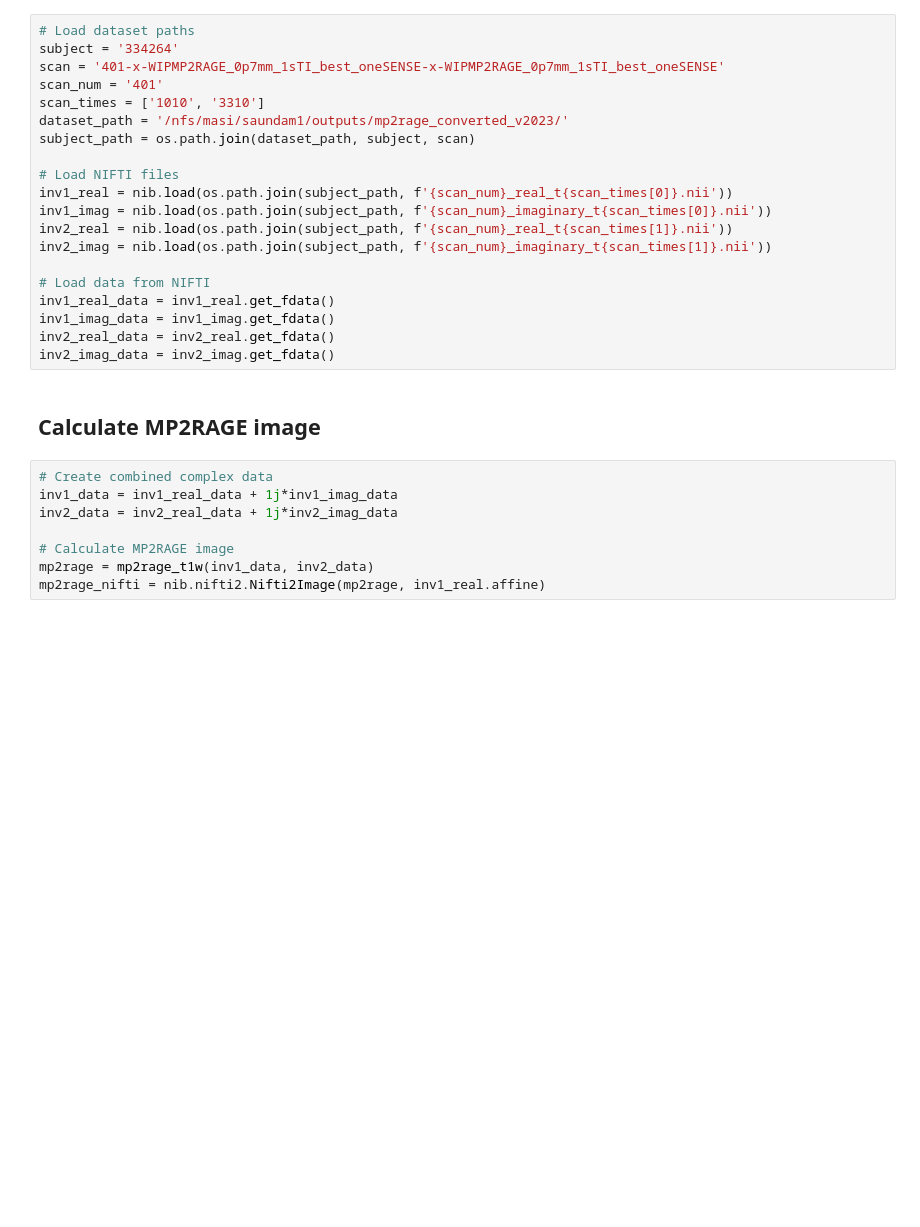
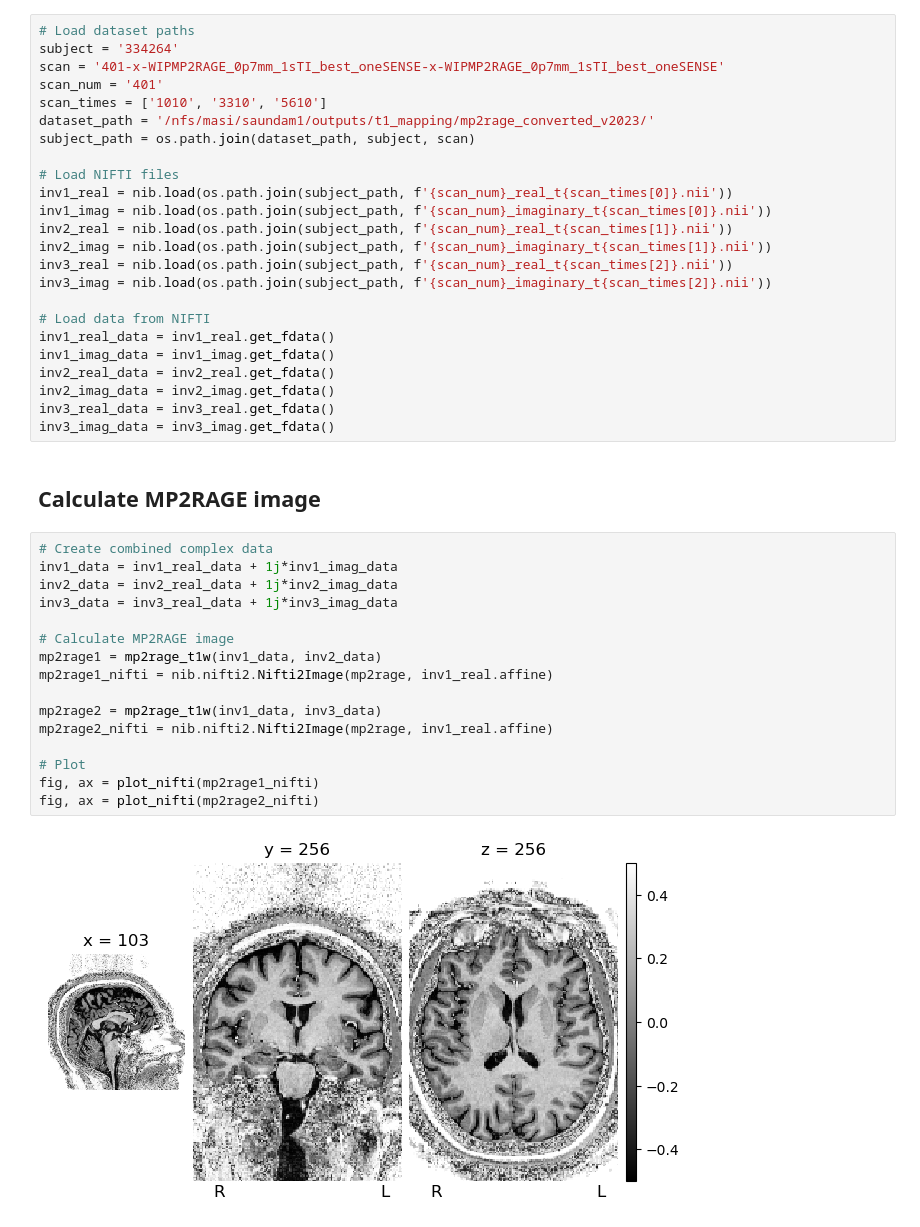
Before and after one commit to MASILab/map_t1_mapping, a Jupyter notebook: notebooks/create_mp2rage_image.ipynb, the cells around one changed output. Drawn from its saved outputs; the diff is of its cells as text; blank space fills up the shorter version.

Commit message:
work on figures

```diff
--- a/notebooks/create_mp2rage_image.ipynb
+++ b/notebooks/create_mp2rage_image.ipynb
@@ -15,8 +16,8 @@ from t1_mapping.utils import mp2rage_t1w
 subject = '334264'
 scan = '401-x-WIPMP2RAGE_0p7mm_1sTI_best_oneSENSE-x-WIPMP2RAGE_0p7mm_1sTI_best_oneSENSE'
 scan_num = '401'
-scan_times = ['1010', '3310']
-dataset_path = '/nfs/masi/saundam1/outputs/mp2rage_converted_v2023/'
+scan_times = ['1010', '3310', '5610']
+dataset_path = '/nfs/masi/saundam1/outputs/t1_mapping/mp2rage_converted_v2023/'
 subject_path = os.path.join(dataset_path, subject, scan)
 
 # Load NIFTI files
@@ -24,19 +25,33 @@ inv1_real = nib.load(os.path.join(subject_path, f'{scan_num}_real_t{scan_times[0
 inv1_imag = nib.load(os.path.join(subject_path, f'{scan_num}_imaginary_t{scan_times[0]}.nii'))
 inv2_real = nib.load(os.path.join(subject_path, f'{scan_num}_real_t{scan_times[1]}.nii'))
 inv2_imag = nib.load(os.path.join(subject_path, f'{scan_num}_imaginary_t{scan_times[1]}.nii'))
+inv3_real = nib.load(os.path.join(subject_path, f'{scan_num}_real_t{scan_times[2]}.nii'))
+inv3_imag = nib.load(os.path.join(subject_path, f'{scan_num}_imaginary_t{scan_times[2]}.nii'))
 
 # Load data from NIFTI
 inv1_real_data = inv1_real.get_fdata()
 inv1_imag_data = inv1_imag.get_fdata()
 inv2_real_data = inv2_real.get_fdata()
 inv2_imag_data = inv2_imag.get_fdata()
+inv3_real_data = inv3_real.get_fdata()
+inv3_imag_data = inv3_imag.get_fdata()
 # %% [markdown]
 ## Calculate MP2RAGE image
 # %%
 # Create combined complex data
 inv1_data = inv1_real_data + 1j*inv1_imag_data
 inv2_data = inv2_real_data + 1j*inv2_imag_data
+inv3_data = inv3_real_data + 1j*inv3_imag_data
 
 # Calculate MP2RAGE image
-mp2rage = mp2rage_t1w(inv1_data, inv2_data)
-mp2rage_nifti = nib.nifti2.Nifti2Image(mp2rage, inv1_real.affine)
+mp2rage1 = mp2rage_t1w(inv1_data, inv2_data)
+mp2rage1_nifti = nib.nifti2.Nifti2Image(mp2rage, inv1_real.affine)
+
+mp2rage2 = mp2rage_t1w(inv1_data, inv3_data)
+mp2rage2_nifti = nib.nifti2.Nifti2Image(mp2rage, inv1_real.affine)
+
+# Plot
+fig, ax = plot_nifti(mp2rage1_nifti)
+fig, ax = plot_nifti(mp2rage2_nifti)
+# %% [output]
+[figure, added]
```
Also changed, not shown: parts of 9 cells of this notebook, 5 other files.
